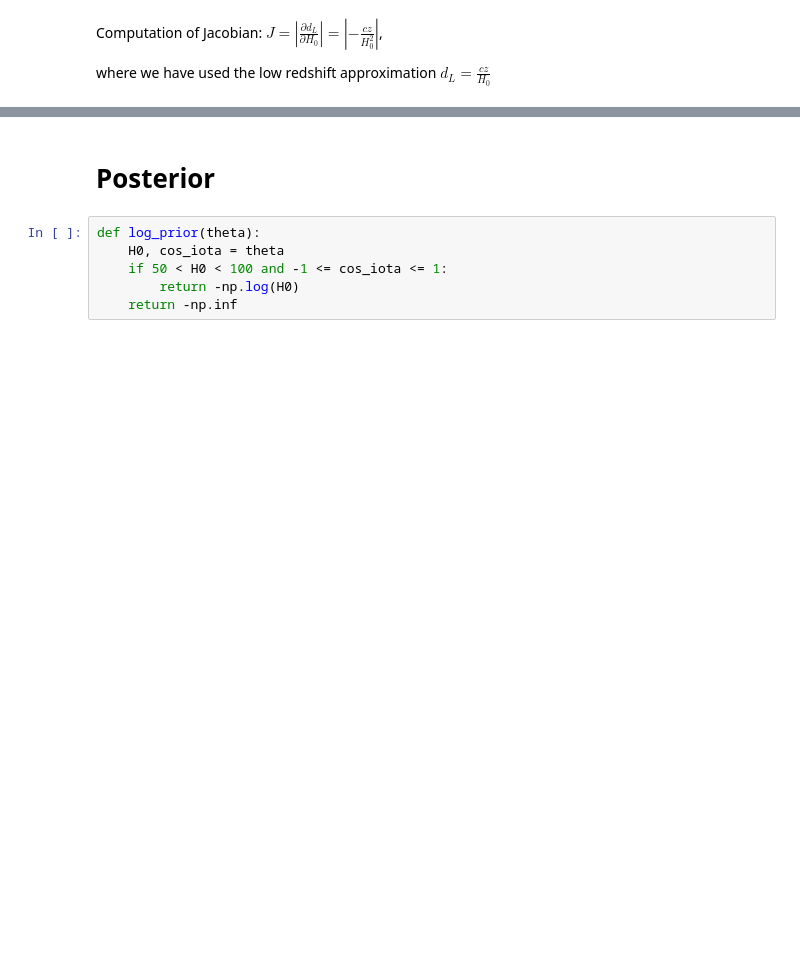
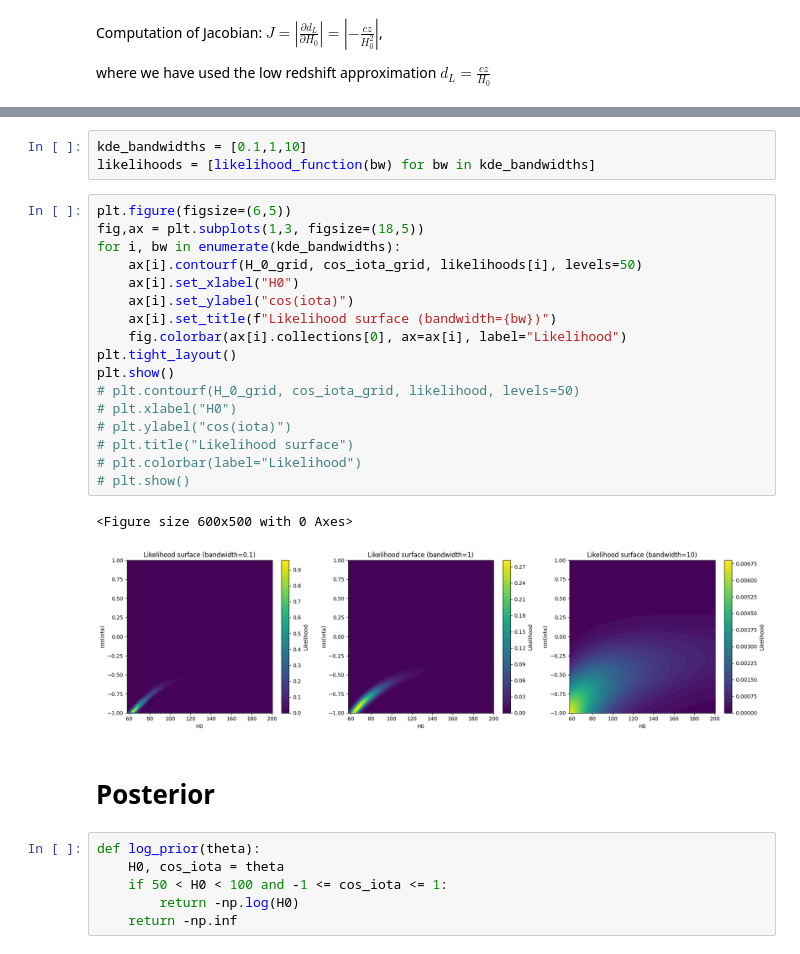
Before and after one commit to mjpineda-rug/GW1_H0_Sirens, a Jupyter notebook: GW_code.ipynb, the cells around one changed output, grey strips where cells are left out. Drawn from its saved outputs; the diff is of its cells as text; blank space fills up the shorter version.

Commit message:
made likelihood into function for kde bandwidth

```diff
--- a/GW_code.ipynb
+++ b/GW_code.ipynb
@@ -141,3 +134,26 @@ def log_likelihood(theta):
+# %%
+kde_bandwidths = [0.1,1,10]
+likelihoods = [likelihood_function(bw) for bw in kde_bandwidths]
+# %%
+plt.figure(figsize=(6,5))
+fig,ax = plt.subplots(1,3, figsize=(18,5))
+for i, bw in enumerate(kde_bandwidths):
+    ax[i].contourf(H_0_grid, cos_iota_grid, likelihoods[i], levels=50)
+    ax[i].set_xlabel("H0")
+    ax[i].set_ylabel("cos(iota)")
+    ax[i].set_title(f"Likelihood surface (bandwidth={bw})")
+    fig.colorbar(ax[i].collections[0], ax=ax[i], label="Likelihood")
+plt.tight_layout()
+plt.show()
+# plt.contourf(H_0_grid, cos_iota_grid, likelihood, levels=50)
+# plt.xlabel("H0")
+# plt.ylabel("cos(iota)")
+# plt.title("Likelihood surface")
+# plt.colorbar(label="Likelihood")
+# plt.show()
+# %% [output]
+<Figure size 600x500 with 0 Axes>
+[figure, added]
 # %% [markdown]
 # Posterior
 # %%
```
Also changed, not shown: parts of 6 cells of this notebook.
